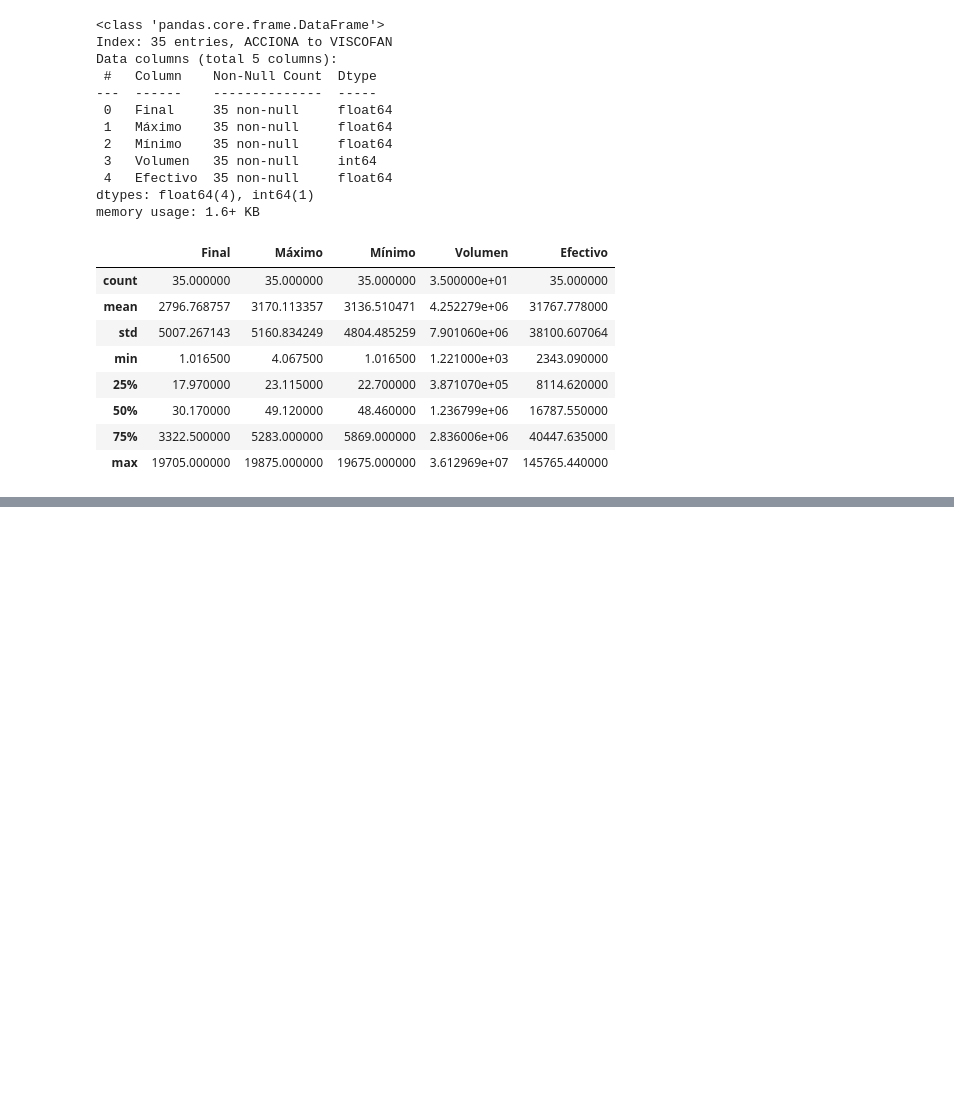
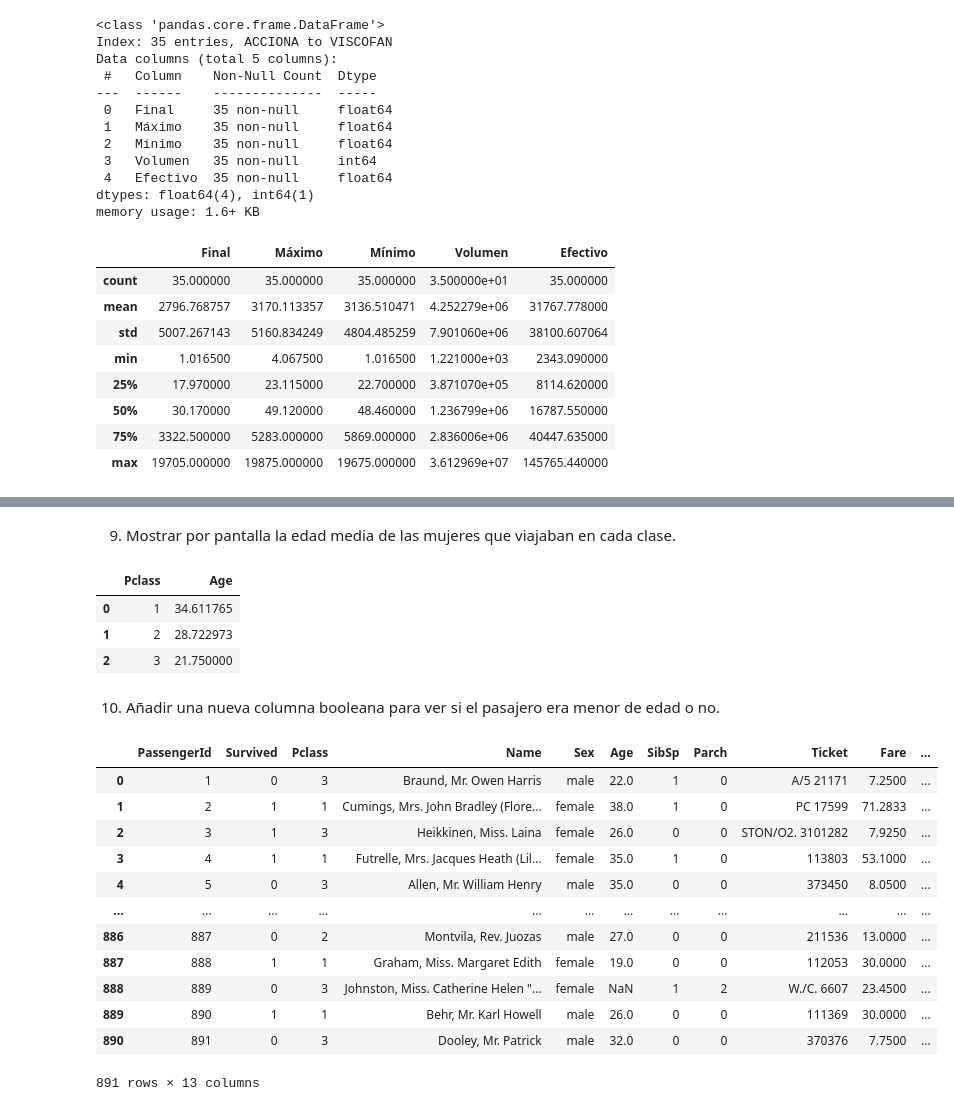
Before and after one commit to javipiazza94/Data-Science-TBB, a Jupyter notebook: SCRIPTS/Legal/Ejercicios.ipynb, the cells around one changed output, grey strips where cells are left out. Drawn from its saved outputs; the diff is of its cells as text; code cells hidden in the pictures; blank space fills up the shorter version.

```diff
--- a/SCRIPTS/Legal/Ejercicios.ipynb
+++ b/SCRIPTS/Legal/Ejercicios.ipynb
@@ -188,0 +372,2 @@ cotizaciones.describe()
+# %% [markdown]
+9. Mostrar por pantalla la edad media de las mujeres que viajaban en cada clase.
@@ -188,0 +377,28 @@ cotizaciones.describe()
+# %%
+by_class = women_df.groupby('Pclass').agg({'Age': 'mean'}).reset_index()
+by_class
+# %% [output]
+|  | Pclass | Age |
+| 0 | 1 | 34.611765 |
+| 1 | 2 | 28.722973 |
+| 2 | 3 | 21.750000 |
+# %% [markdown]
+10. Añadir una nueva columna booleana para ver si el pasajero era menor de edad o no.
+# %%
+condicion = titanic['Age']<18
+titanic['IsMinor'] = condicion
+titanic
+# %% [output]
+|  | PassengerId | Survived | Pclass | Name | Sex | Age | SibSp | Parch | Ticket | Fare | ... |
+| 0 | 1 | 0 | 3 | Braund, Mr. Owen Harris | male | 22.0 | 1 | 0 | A/5 21171 | 7.2500 | ... |
+| 1 | 2 | 1 | 1 | Cumings, Mrs. John Bradley (Flore... | female | 38.0 | 1 | 0 | PC 17599 | 71.2833 | ... |
+| 2 | 3 | 1 | 3 | Heikkinen, Miss. Laina | female | 26.0 | 0 | 0 | STON/O2. 3101282 | 7.9250 | ... |
+| 3 | 4 | 1 | 1 | Futrelle, Mrs. Jacques Heath (Lil... | female | 35.0 | 1 | 0 | 113803 | 53.1000 | ... |
+| 4 | 5 | 0 | 3 | Allen, Mr. William Henry | male | 35.0 | 0 | 0 | 373450 | 8.0500 | ... |
+| ... | ... | ... | ... | ... | ... | ... | ... | ... | ... | ... | ... |
+| 886 | 887 | 0 | 2 | Montvila, Rev. Juozas | male | 27.0 | 0 | 0 | 211536 | 13.0000 | ... |
+| 887 | 888 | 1 | 1 | Graham, Miss. Margaret Edith | female | 19.0 | 0 | 0 | 112053 | 30.0000 | ... |
+| 888 | 889 | 0 | 3 | Johnston, Miss. Catherine Helen "... | female | NaN | 1 | 2 | W./C. 6607 | 23.4500 | ... |
+| 889 | 890 | 1 | 1 | Behr, Mr. Karl Howell | male | 26.0 | 0 | 0 | 111369 | 30.0000 | ... |
+| 890 | 891 | 0 | 3 | Dooley, Mr. Patrick | male | 32.0 | 0 | 0 | 370376 | 7.7500 | ... |
+891 rows × 13 columns
```
Also changed, not shown: parts of 30 cells of this notebook, 6 other files.
